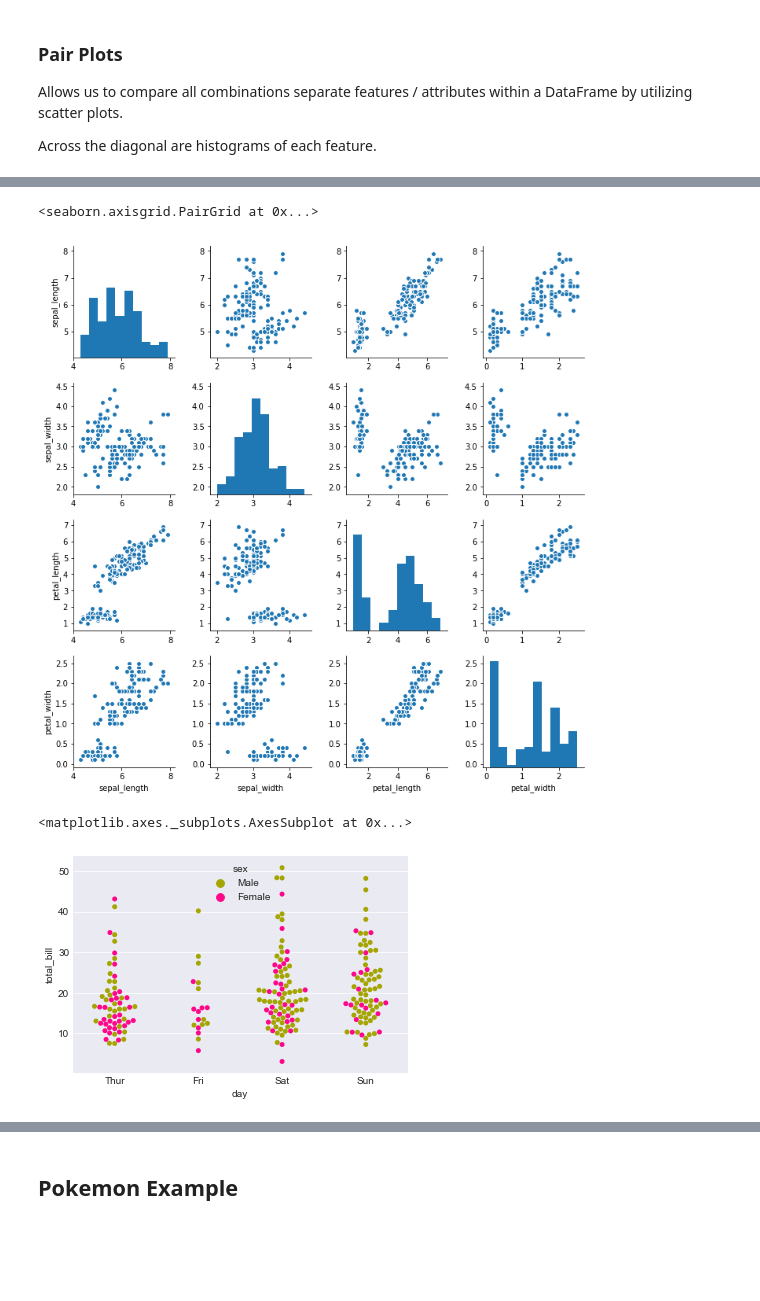
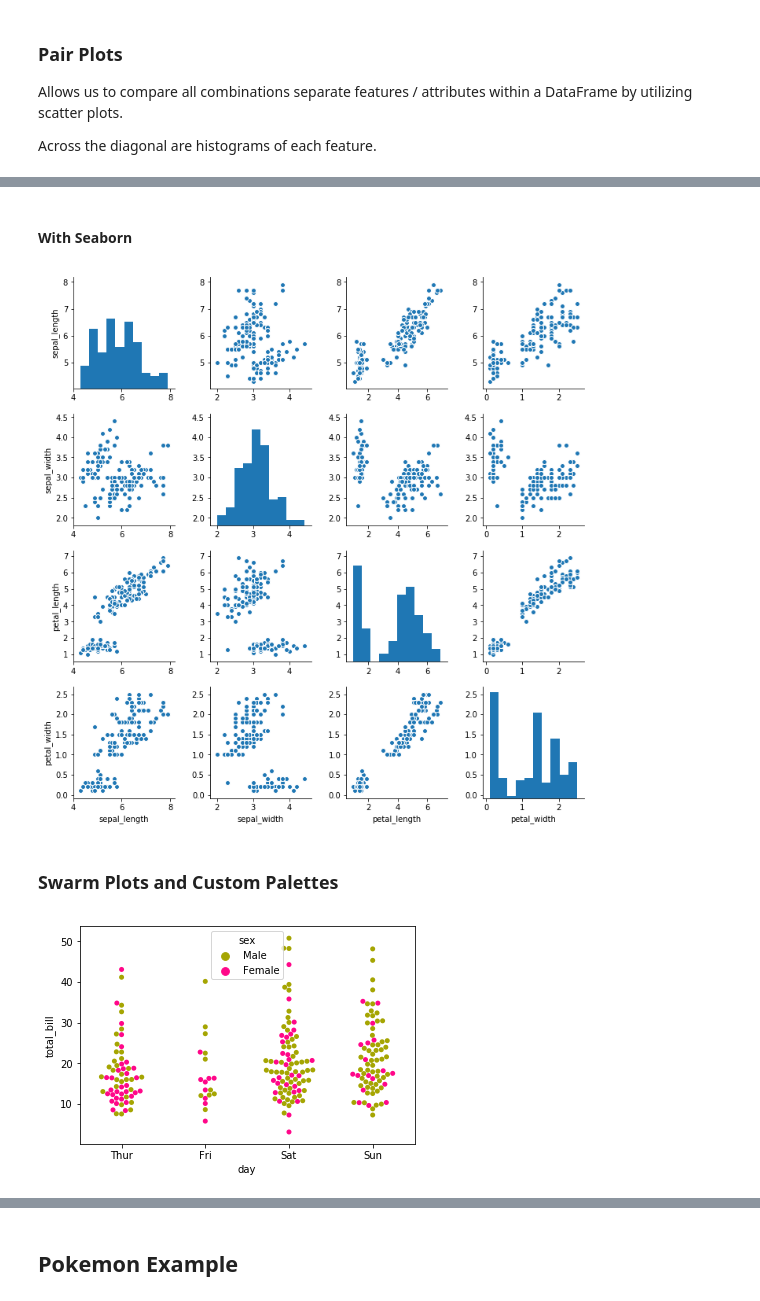
Before and after one commit to PyDataFortWayne/GraphingMatplotlibSeaborn, a Jupyter notebook: Graphing Overview.ipynb, the cells around one changed output, grey strips where cells are left out. Cells and saved outputs as stored; diff of their text form; code cells hidden in the pictures; blank space fills up the shorter version.

```diff
--- a/Graphing Overview.ipynb
+++ b/Graphing Overview.ipynb
@@ -12,12 +15,6 @@ import numpy as np
 # %%
 # Display Graphs within the notebook
 %matplotlib inline
-
-sns.set_palette('deep')
-
-
-# Initialize a figure for our graphs for better visibility
-f = plt.Figure(figsize=(10,6))
 # %% [markdown]
 # Simple Sine Wave Graph <a class="anchor" id="sine"/>
 # %%
@@ -150,5 +306,6 @@ Across the diagonal are histograms of each feature.
+# %% [markdown]
+#### With Seaborn
 # %%
-sns.pairplot(iris)
+sns.pairplot(iris);
 # %% [output]
-<seaborn.axisgrid.PairGrid at 0x...>
 [figure]
@@ -157,11 +312,13 @@ sns
+# %% [markdown]
+### Swarm Plots and Custom Palettes
 # %%
 tips = sns.load_dataset('tips')
 
 colors = ['puke', 'strong pink'] # http://xkcd.com/color/rgb/
 pal = sns.xkcd_palette(colors)
-sns.set_palette(pal)
-
-sns.swarmplot(data=tips, x="day", y="total_bill", hue="sex")
+with sns.color_palette(pal):
+    sns.swarmplot(data=tips, x="day", y="total_bill", hue="sex")
+    # Let's save this graph as an image since it's so beautiful.
+    plt.savefig('puke_pink.png');
 # %% [output]
-<matplotlib.axes._subplots.AxesSubplot at 0x...>
-[figure, old version]
+[figure, new version]
```
Also changed, not shown: parts of 80 cells of this notebook, 2 other files.
